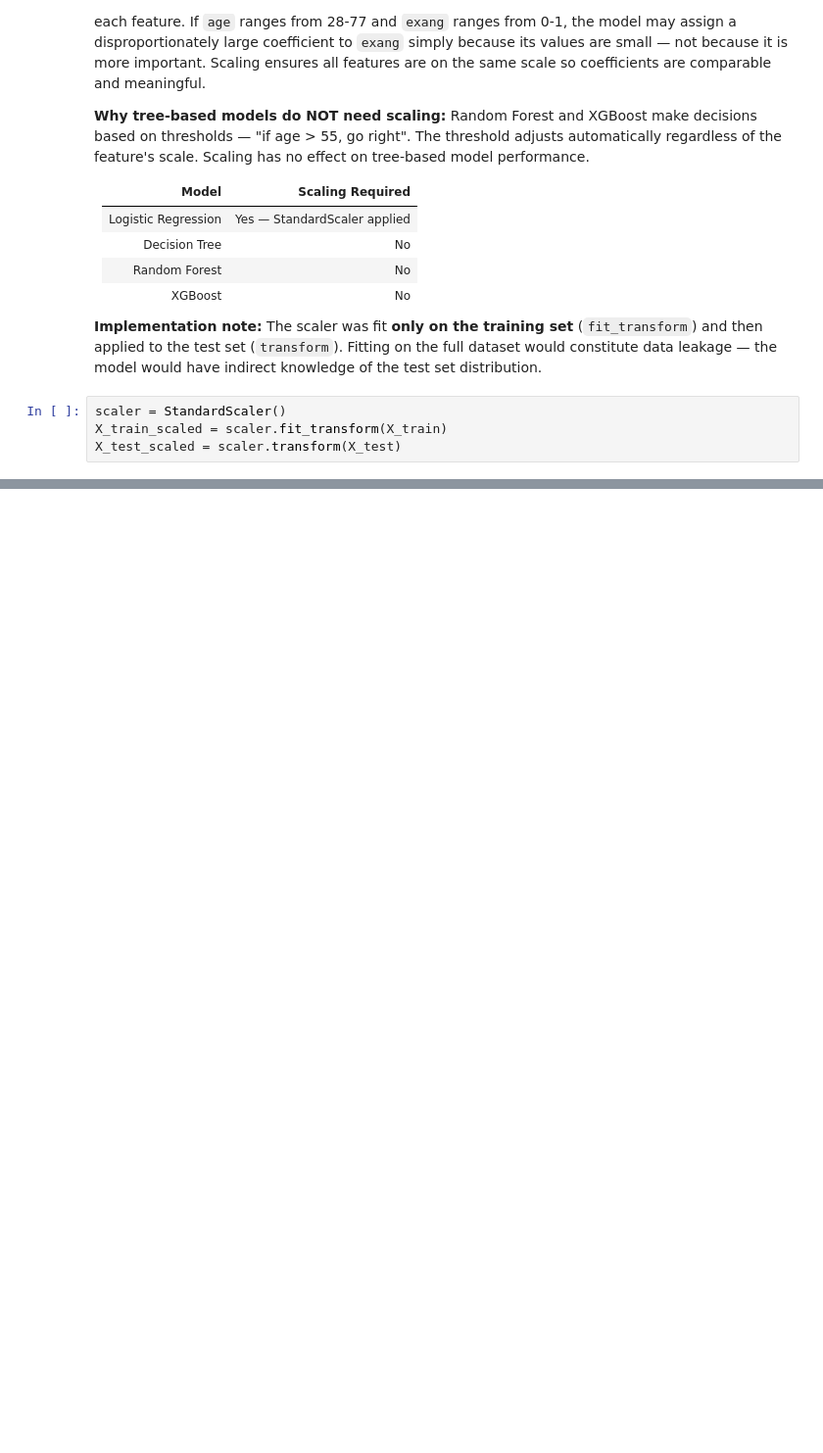
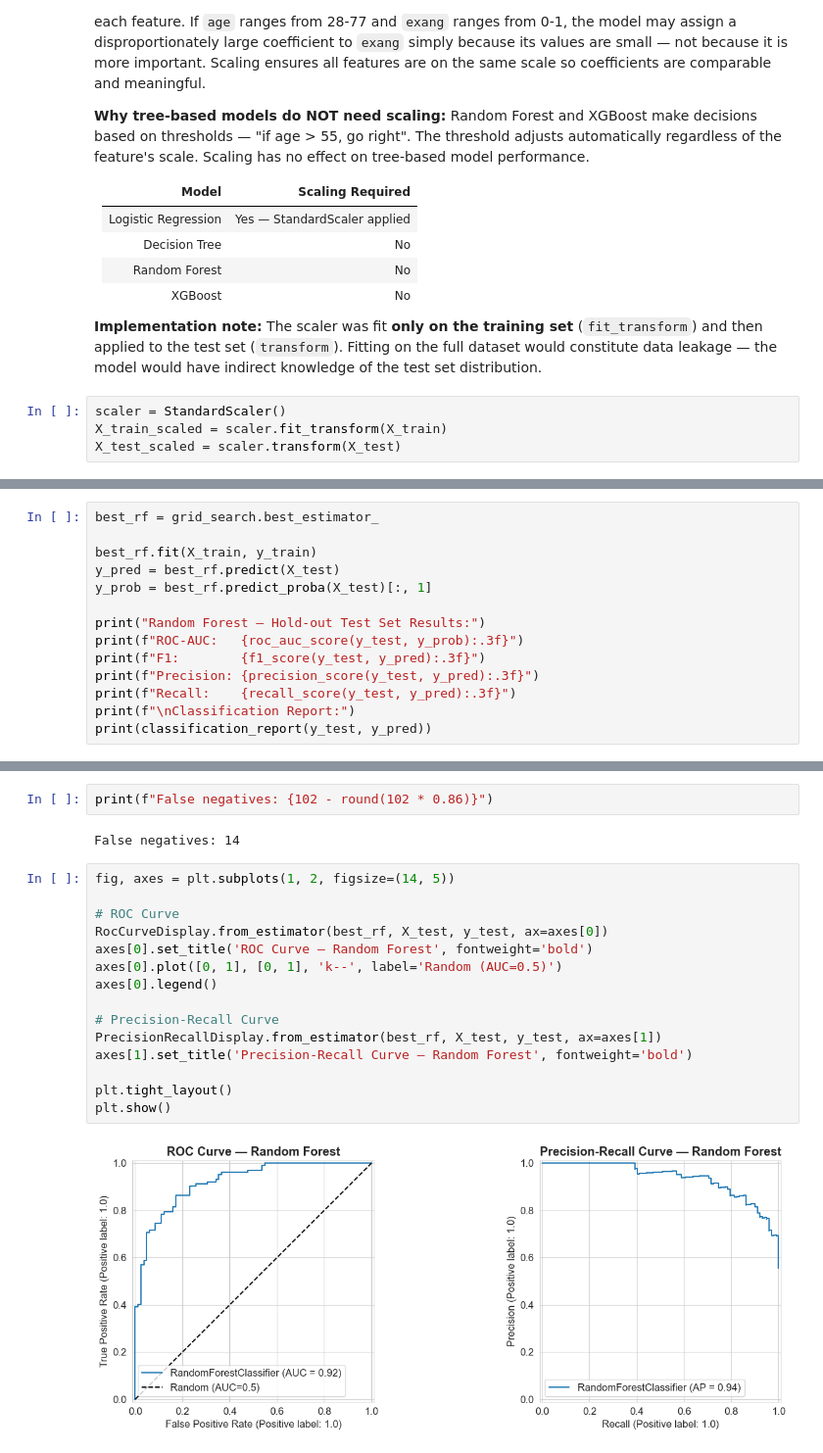
Before and after one commit to JoaquinCar/heart-disease-risk-predictor, a Jupyter notebook: modeling/modeling.ipynb, the cells around one changed output, grey strips where cells are left out. Shown at 98% size. Drawn from its saved outputs; the diff is of its cells as text; blank space fills up the shorter version.

```diff
--- a/modeling/modeling.ipynb
+++ b/modeling/modeling.ipynb
@@ -130,0 +311,14 @@ Logistic Regression w/ Stratified K-Fold
+# %%
+best_rf = grid_search.best_estimator_
+
+best_rf.fit(X_train, y_train)
+y_pred = best_rf.predict(X_test)
+y_prob = best_rf.predict_proba(X_test)[:, 1]
+
+print("Random Forest — Hold-out Test Set Results:")
+print(f"ROC-AUC:   {roc_auc_score(y_test, y_prob):.3f}")
+print(f"F1:        {f1_score(y_test, y_pred):.3f}")
+print(f"Precision: {precision_score(y_test, y_pred):.3f}")
+print(f"Recall:    {recall_score(y_test, y_pred):.3f}")
+print(f"\nClassification Report:")
+print(classification_report(y_test, y_pred))
@@ -130,0 +341,21 @@ Logistic Regression w/ Stratified K-Fold
+# %%
+print(f"False negatives: {102 - round(102 * 0.86)}")
+# %% [output]
+False negatives: 14
+# %%
+fig, axes = plt.subplots(1, 2, figsize=(14, 5))
+
+# ROC Curve
+RocCurveDisplay.from_estimator(best_rf, X_test, y_test, ax=axes[0])
+axes[0].set_title('ROC Curve — Random Forest', fontweight='bold')
+axes[0].plot([0, 1], [0, 1], 'k--', label='Random (AUC=0.5)')
+axes[0].legend()
+
+# Precision-Recall Curve
+PrecisionRecallDisplay.from_estimator(best_rf, X_test, y_test, ax=axes[1])
+axes[1].set_title('Precision-Recall Curve — Random Forest', fontweight='bold')
+
+plt.tight_layout()
+plt.show()
+# %% [output]
+[figure, added]
```
Also changed, not shown: parts of 20 cells of this notebook, 1 other file.
